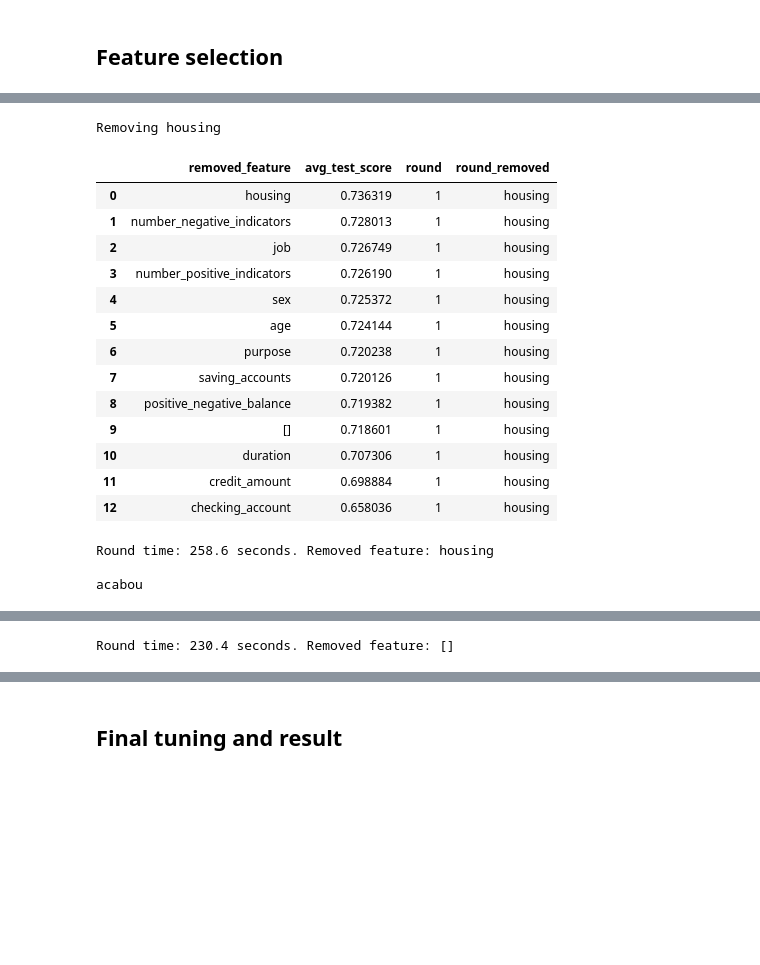
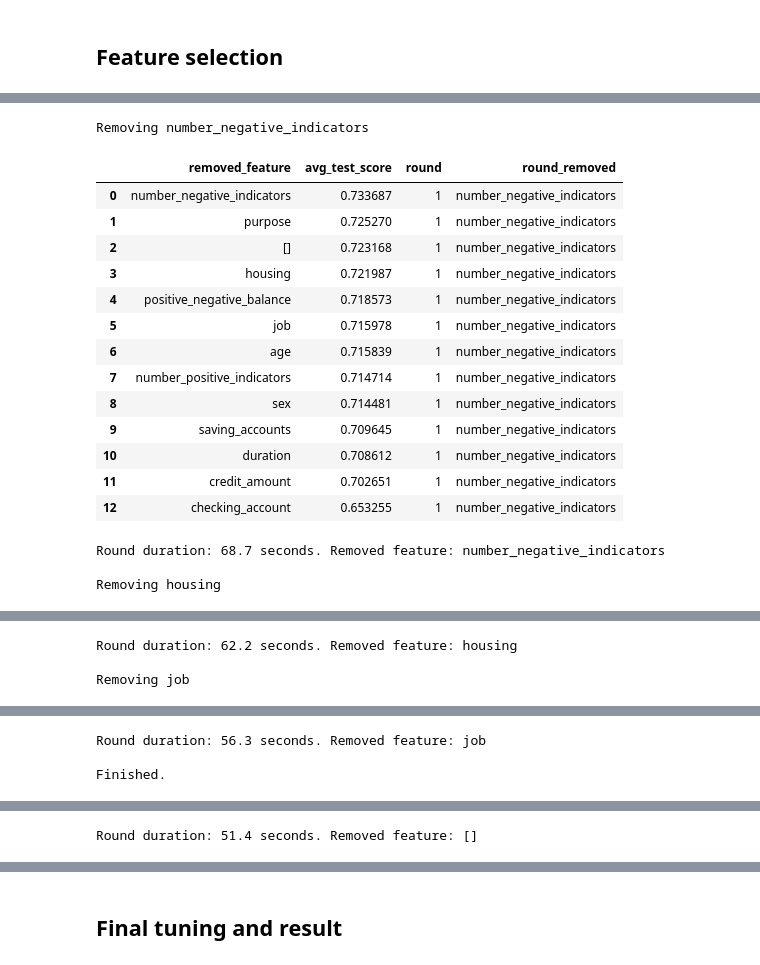
Before and after one commit to luisedluised/credit-risk-case, a Jupyter notebook: notebooks/2_model.ipynb, the cells around one changed output, grey strips where cells are left out. Drawn from its saved outputs; the diff is of its cells as text; code cells hidden in the pictures; blank space fills up the shorter version.

```diff
--- a/notebooks/2_model.ipynb
+++ b/notebooks/2_model.ipynb
@@ -115,5 +125,5 @@ def model_testing_pipeline(model, model_params, cv, n_iter, print_scores=True, d
 # %% [markdown]
 ## Model selection
 # %%
-cv, n_iter = 5, 30
+cv, n_iter = 5, 50
 # %% [markdown]
@@ -121,11 +131,10 @@ cv, n_iter = 5, 30
 # %%
-model = lgb.LGBMClassifier(verbose = -1, n_estimators=100)
+model = lgb.LGBMClassifier(verbose = -1)
 
 model_params = {
-    'model__num_leaves': Integer(10, 100, 'uniform'),
+    'model__num_leaves': Integer(2, 100, 'uniform'),
     'model__feature_fraction': Real(0.1, 1, 'uniform'),
     'model__learning_rate': Real(0.001, 0.1, 'log-uniform'),
-    'model__min_child_samples': Integer(5, 200, 'uniform'),
     'model__boosting_type': Categorical(['gbdt', 'dart', 'goss']),
     'model__n_estimators': Integer(30, 300, 'uniform'),
 }
@@ -139,9 +148,9 @@ best estimator train score: 0.8001406715029761
 # %%
 model = lgb.LGBMClassifier(verbose = -1, boosting_type ='rf',
-                            bagging_freq = 1, bagging_fraction =0.6, n_estimators=100)
+                            bagging_freq = 1, bagging_fraction =0.6, n_estimators=200)
 
 model_params = {
-    'model__num_leaves': Integer(10, 100, 'uniform'),
+    'model__num_leaves': Integer(2, 100, 'uniform'),
     'model__feature_fraction': Real(0.1, 1, 'uniform'),
     'model__min_child_samples': Integer(5, 200, 'uniform'),
 }
@@ -162,11 +196,21 @@ def backward_elimination_round(n_evaluations, model, model_params, all_features,
         for tested_feature in (all_tested_feats + [[]])[::-1]:
             feature_formatted = tested_feature if type(tested_feature) == list else [tested_feature]
             dropped = list(set(feature_formatted).union(set(previously_removed)))
-            res, _ = model_testing_pipeline(model, model_params, 5, 5, dropped_features=dropped, print_scores=False)
+
+            pipeline = Pipeline([
+                ('preprocess', PreprocessingTransformer(numerical_features, categorical_features, dropped)),
+                ('model', model)])
+            xtrain, xtest, ytrain, ytest = train_test_split(
+                X_train, y_train, test_size=0.2, stratify = y_train)
+            pipeline.fit(xtrain, ytrain)
+            ypred = pipeline.predict_proba(xtest)[:,1]
+            auc = roc_auc_score(ytest, ypred)
+
             res = (pd.DataFrame({
                     'removed_feature': str(tested_feature),
-                    'test_score': res['best_estimator_test_score']}, index=[0])
+                    'test_score': auc}, index=[0])
                     )
+
             rows.append(res)
 
     results = pd.concat(rows).reset_index(drop=True)
@@ -189,48 +233,44 @@ def backward_elimination_round(n_evaluations, model, model_params, all_features,
 all_features = numerical_features + categorical_features + [
     'positive_negative_balance', 'number_positive_indicators', 'number_negative_indicators']
 # %%
-n_evaluations_per_round = 4
+n_evaluations_per_round = 20
 
-model_params = {
-    'model__feature_fraction': Real(0.8, 1, 'uniform')
-    }
-model = lgb.LGBMClassifier(verbose = -1, n_estimators=100)
-
+model = lgb.LGBMClassifier(**best_params, verbose = -1)
 
 previously_removed = []
 removed = ''
 
 if FEATURE_SELECTION == False:
     removed = '[]' ## it's going to skip the while below
 
 result = pd.DataFrame()
 while removed != '[]':
     start = time.time()
     removed, round_res = backward_elimination_round(n_evaluations_per_round, model, model_params,
                         all_features[::-1], previously_removed = previously_removed)
     previously_removed.append(removed)
     round_res['round'] = len(previously_removed)
     round_res['round_removed'] = removed
     result = pd.concat([result, round_res])
     display(round_res)
-    print('Round time:', round(time.time() - start, 1), 'seconds. Removed feature:', removed, '\n')
+    print('Round duration:', round(time.time() - start, 1), 'seconds. Removed feature:', removed, '\n')
 # %% [output]
-Removing housing
+Removing number_negative_indicators
 |  | removed_feature | avg_test_score | round | round_removed |
-| 0 | housing | 0.736319 | 1 | housing |
-| 1 | number_negative_indicators | 0.728013 | 1 | housing |
-| 2 | job | 0.726749 | 1 | housing |
-| 3 | number_positive_indicators | 0.726190 | 1 | housing |
-| 4 | sex | 0.725372 | 1 | housing |
-| 5 | age | 0.724144 | 1 | housing |
-| 6 | purpose | 0.720238 | 1 | housing |
-| 7 | saving_accounts | 0.720126 | 1 | housing |
-| 8 | positive_negative_balance | 0.719382 | 1 | housing |
-| 9 | [] | 0.718601 | 1 | housing |
-| 10 | duration | 0.707306 | 1 | housing |
-| 11 | credit_amount | 0.698884 | 1 | housing |
-| 12 | checking_account | 0.658036 | 1 | housing |
+| 0 | number_negative_indicators | 0.733687 | 1 | number_negative_indicators |
+| 1 | purpose | 0.725270 | 1 | number_negative_indicators |
+| 2 | [] | 0.723168 | 1 | number_negative_indicators |
+| 3 | housing | 0.721987 | 1 | number_negative_indicators |
+| 4 | positive_negative_balance | 0.718573 | 1 | number_negative_indicators |
+| 5 | job | 0.715978 | 1 | number_negative_indicators |
+| 6 | age | 0.715839 | 1 | number_negative_indicators |
+| 7 | number_positive_indicators | 0.714714 | 1 | number_negative_indicators |
+| 8 | sex | 0.714481 | 1 | number_negative_indicators |
+| 9 | saving_accounts | 0.709645 | 1 | number_negative_indicators |
+| 10 | duration | 0.708612 | 1 | number_negative_indicators |
+| 11 | credit_amount | 0.702651 | 1 | number_negative_indicators |
+| 12 | checking_account | 0.653255 | 1 | number_negative_indicators |
-Round time: 258.6 seconds. Removed feature: housing
+Round duration: 68.7 seconds. Removed feature: number_negative_indicators
 
-acabou
+Removing housing
 |  | removed_feature | avg_test_score | round | round_removed |
@@ -249 +289,3 @@ acabou
-Round time: 230.4 seconds. Removed feature: []
+Round duration: 62.2 seconds. Removed feature: housing
+
+Removing job
@@ -249,0 +304,3 @@ Round time: 230.4 seconds. Removed feature: []
+Round duration: 56.3 seconds. Removed feature: job
+
+Finished.
@@ -250,3 +318,4 @@ Round time: 230.4 seconds. Removed feature: []
+Round duration: 51.4 seconds. Removed feature: []
 # %%
 selected_out = previously_removed
 selected_out.remove('[]')
```
Also changed, not shown: parts of 22 cells of this notebook, 1 other file.
